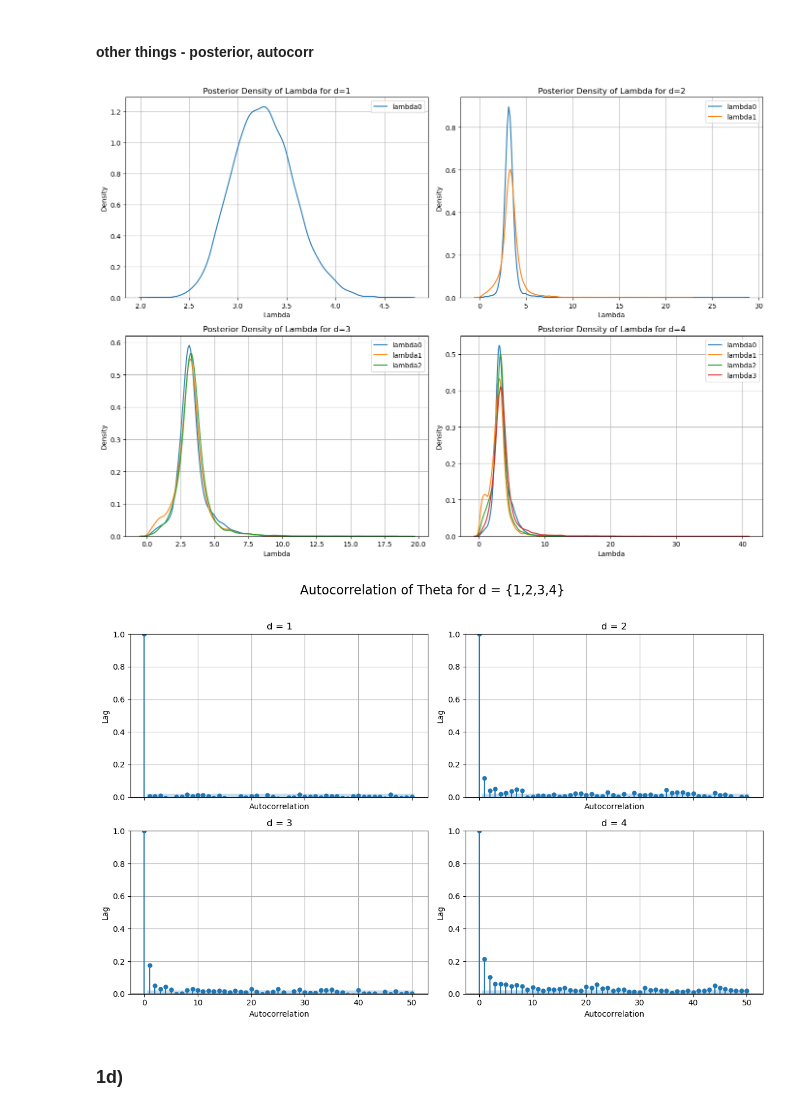
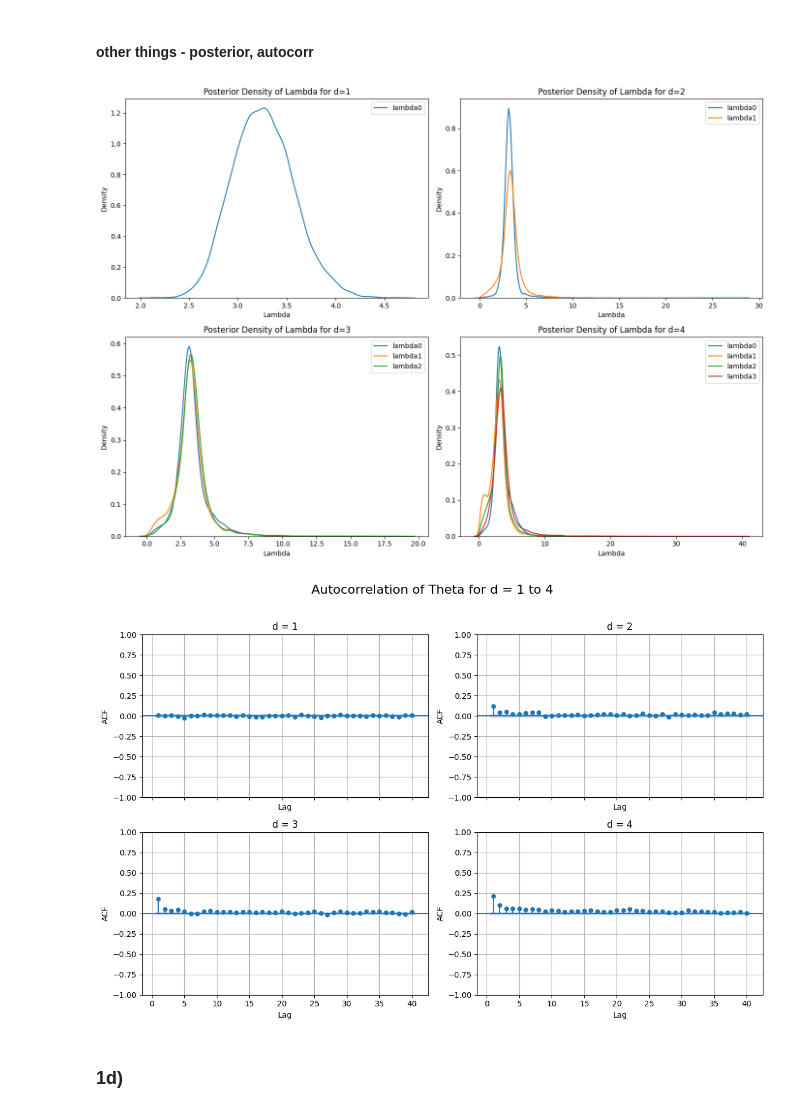
Before and after one commit to Lisakth/CompIntense, a Jupyter notebook: 16-HA2-python.ipynb, the cells around one changed output. Drawn from its saved outputs; the diff is of its cells as text; code cells hidden in the pictures.

```diff
--- a/16-HA2-python.ipynb
+++ b/16-HA2-python.ipynb
@@ -106,9 +106,6 @@ for d in range(4):
     ax.set_ylabel("Theta")
     ax.grid(True)
 
-    mean_val = np.mean(theta_store)
-    ax.axhline(mean_val, color='k', linestyle='--', linewidth=1, label='Mean')
-
 fig.suptitle("Trace plots of theta for 1 to 4 breakpoints", fontsize=16)
 plt.tight_layout(rect=[0, 0, 1, 0.96])
 plt.show()
@@ -194,9 +191,6 @@ for d in range(4):
         ax.set_ylabel(f"lambda_{i+1}")
         ax.grid(True)
 
-        mean_val = np.mean(lamb_store[:, i])
-        ax.axhline(mean_val, color='k', linestyle='--', linewidth=1, label='Mean')
-
     axes[-1].set_xlabel("Iteration")
     fig.suptitle(f"Trace plots of lambda components for d-1 = {d} breakpoints")
 
@@ -226,11 +220,10 @@ for d in range(4):
         ax.plot(t_store[:, t_idx], color = colors[i])
 
         mean_val = np.mean(t_store[:, t_idx])
-        ax.axhline(mean_val, color='k', linestyle='--', linewidth=1, label='Mean')
+        ax.axhline(mean_val, color=colors[i], linestyle='--', linewidth=1, label='Mean')
 
         ax.set_ylabel(f"t{t_idx+1}")
         ax.grid(True)
-        ax.set_yticks(np.arange(t1,tlast,20))
 
     axes[-1].set_xlabel("Iteration")
     fig.suptitle(f"Trace plots of t components for d = {d+1}")
@@ -290,30 +283,37 @@ for d in range(4):
     ax.set_xlabel("Lambda")
     ax.set_ylabel("Density")
     ax.legend()
-    ax.grid()
 
 plt.tight_layout()
 plt.show()
 # %% [output]
-[figure, old version]
+[figure, new version]
 # %%
 fig, axes = plt.subplots(2, 2, figsize=(12, 8), sharex=True)
 axes = axes.flatten()
 
 for d in range(4):
     theta_store = np.array(values_d[d][1])
     ax = axes[d]
-    sm.graphics.tsa.plot_acf(theta_store[1000:], lags=50, ax=ax, title=f"d = {d+1}")
-    ax.set_ylim(0, 1)
-    ax.set_xlabel("Autocorrelation")
-    ax.set_ylabel("Lag")
+
+    sm.graphics.tsa.plot_acf(
+        theta_store[1000:],
+        lags=40,
+        ax=ax,
+        zero=False,  # Optional: remove lag 0 if you want it to look like the image
+        title=f"d = {d+1}"
+    )
+
+    # Proper axis labels
+    ax.set_xlabel("Lag")
+    ax.set_ylabel("ACF")
     ax.grid(True)
 
-fig.suptitle("Autocorrelation of Theta for d = {1,2,3,4}", fontsize=16)
+fig.suptitle("Autocorrelation of Theta for d = 1 to 4", fontsize=16)
 plt.tight_layout(rect=[0, 0, 1, 0.96])
 plt.show()
 # %% [output]
-[figure, old version]
+[figure, new version]
 # %% [markdown]
 ### 1d)
 # %% [markdown]
```
Also changed, not shown: parts of 22 cells of this notebook.
